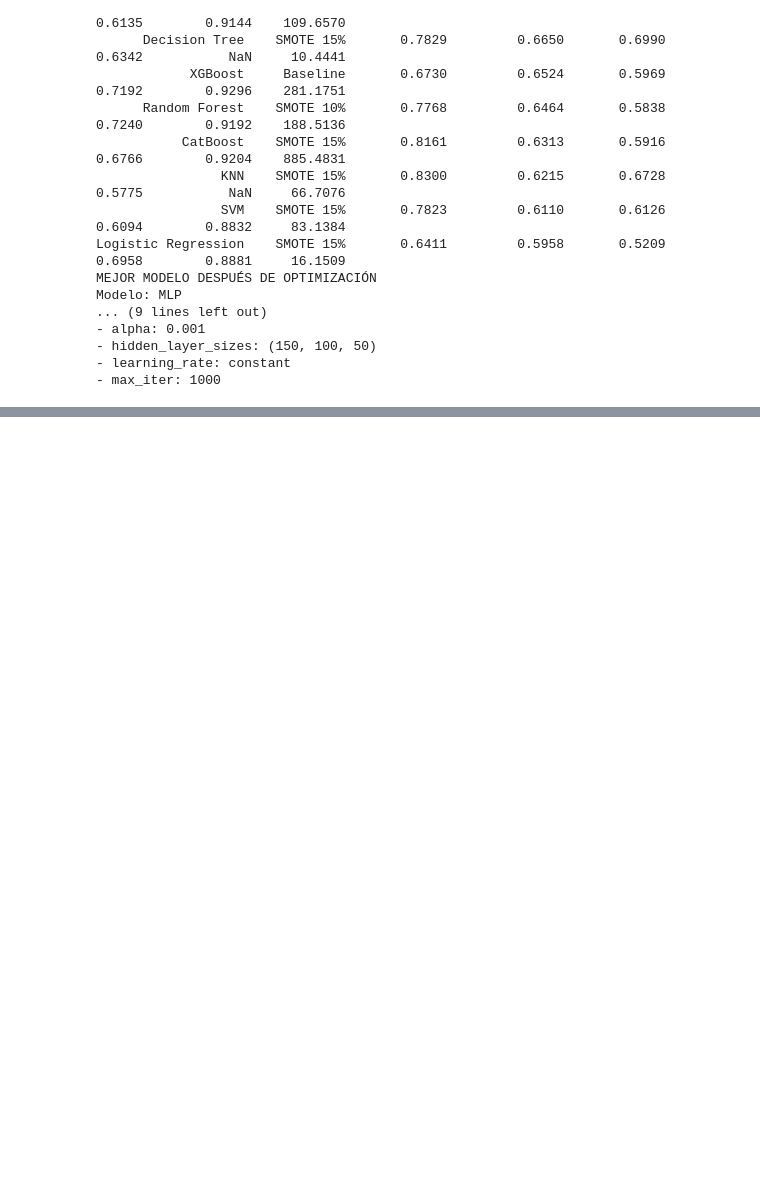
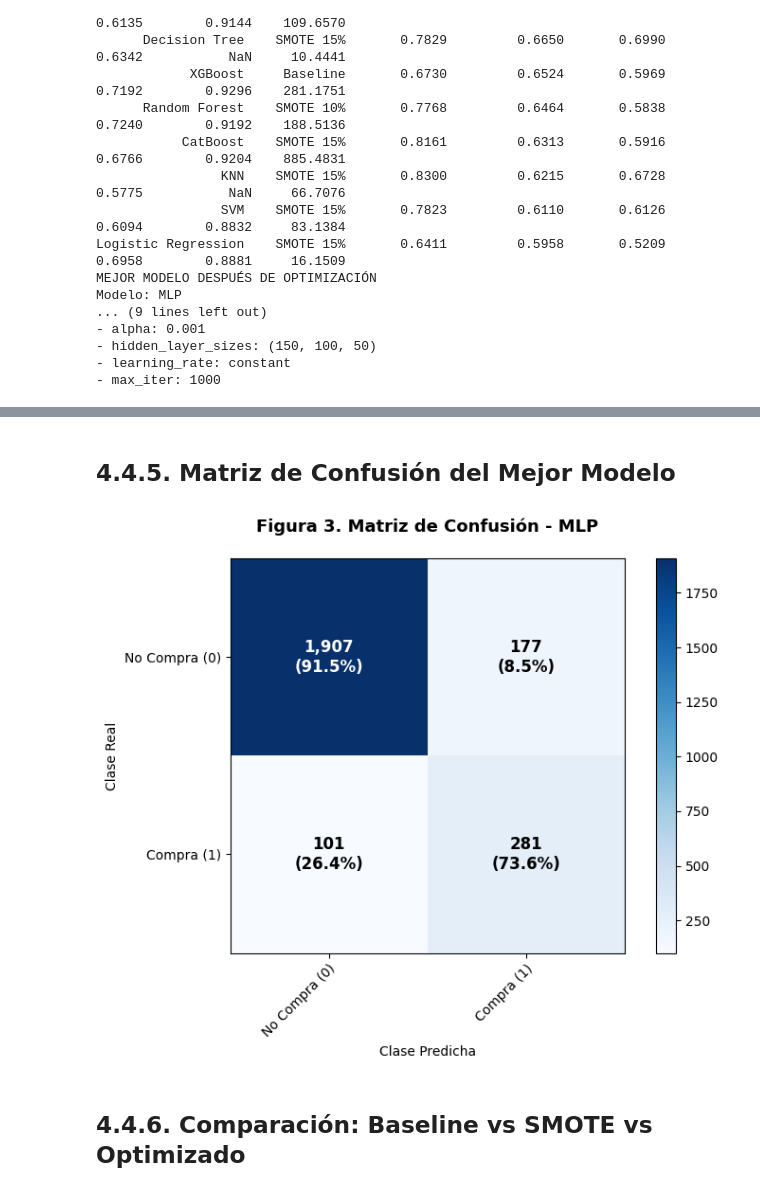
Before and after one commit to Nicolas-carmona16/online-shoppers-purchasing-intention, a Jupyter notebook: online_shoppers_train.ipynb, the cells around one changed output, grey strips where cells are left out. Cells and saved outputs as stored; diff of their text form; code cells hidden in the pictures; blank space fills up the shorter version.

```diff
--- a/online_shoppers_train.ipynb
+++ b/online_shoppers_train.ipynb
@@ -1394,0 +1574,49 @@ Modelo: MLP
+# %% [markdown]
+## 4.4.5. Matriz de Confusión del Mejor Modelo
+# %%
+# Figura 4: Matriz de confusión detallada del mejor modelo
+mejor_modelo = df_tabla_resultados.iloc[0]['Modelo']
+best_estimator = grid_search_results[mejor_modelo]['best_estimator']
+
+# Predecir en test
+y_pred = best_estimator.predict(X_test_scaled)
+
+# Calcular matriz de confusión
+cm = confusion_matrix(y_test_flat, y_pred)
+
+# Crear visualización
+fig, ax = plt.subplots(figsize=(8, 6))
+
+# Matriz de confusión con porcentajes
+cm_percent = cm.astype('float') / cm.sum(axis=1)[:, np.newaxis] * 100
+
+im = ax.imshow(cm, interpolation='nearest', cmap='Blues')
+ax.figure.colorbar(im, ax=ax)
+
+classes = ['No Compra (0)', 'Compra (1)']
+ax.set(xticks=np.arange(cm.shape[1]),
+       yticks=np.arange(cm.shape[0]),
+       xticklabels=classes,
+       yticklabels=classes,
+       ylabel='Clase Real',
+       xlabel='Clase Predicha')
+
+plt.setp(ax.get_xticklabels(), rotation=45, ha="right", rotation_mode="anchor")
+
+thresh = cm.max() / 2.
+for i in range(cm.shape[0]):
+    for j in range(cm.shape[1]):
+        ax.text(j, i, f'{cm[i, j]:,}\n({cm_percent[i, j]:.1f}%)',
+                ha="center", va="center",
+                color="white" if cm[i, j] > thresh else "black",
+                fontsize=12, fontweight='bold')
+
+ax.set_title(f'Figura 3. Matriz de Confusión - {mejor_modelo}',
+             fontsize=13, fontweight='bold', pad=20)
+
+plt.tight_layout()
+plt.show()
+# %% [output]
+[figure, added]
+# %% [markdown]
+## 4.4.6. Comparación: Baseline vs SMOTE vs Optimizado
```
Also changed, not shown: parts of 10 cells of this notebook.
